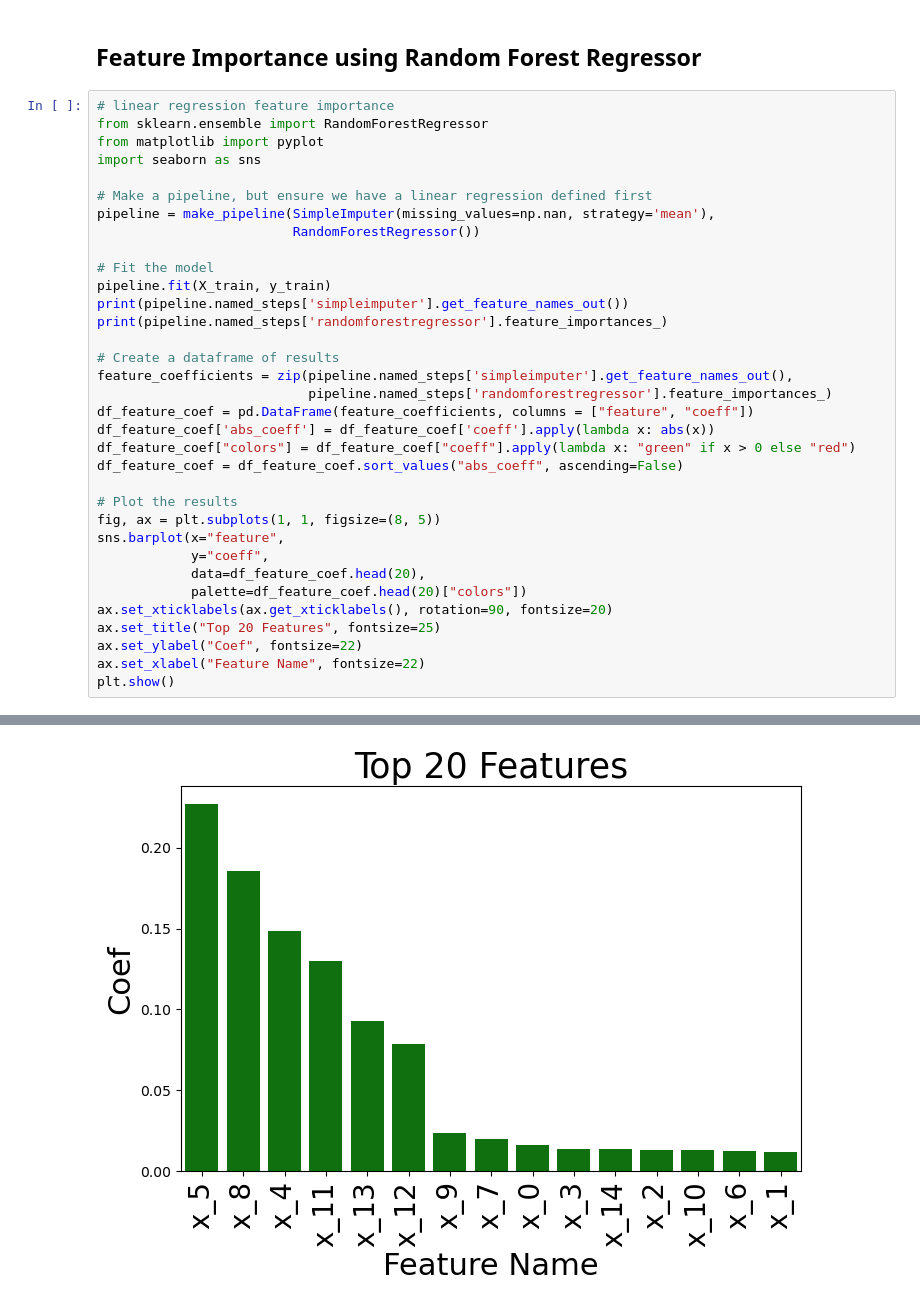
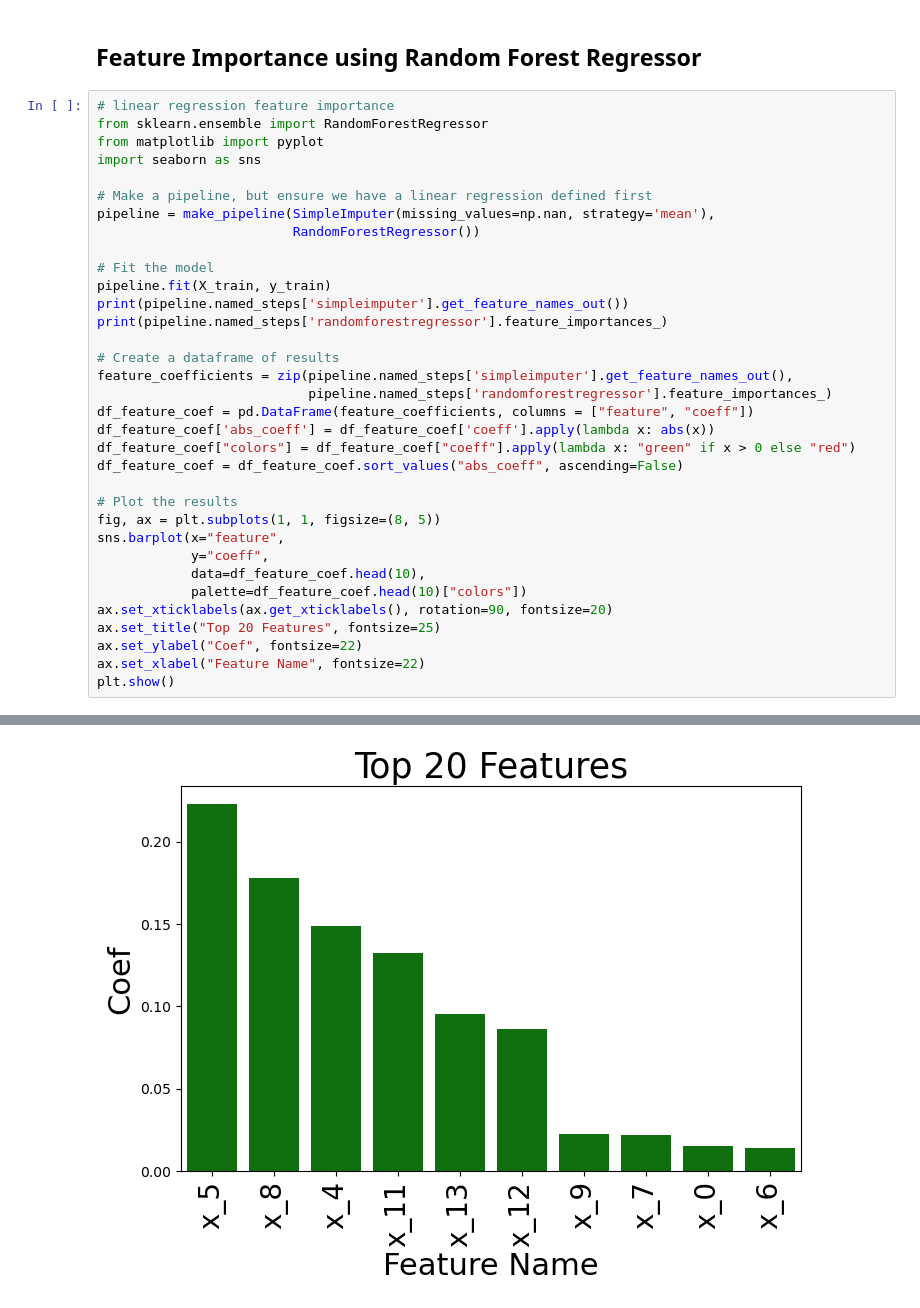
Before and after one commit to Kudoes/ml-starter-code, a Jupyter notebook: feature_importance.ipynb, the cells around one changed output, grey strips where cells are left out. Drawn from its saved outputs; the diff is of its cells as text.

```diff
--- a/feature_importance.ipynb
+++ b/feature_importance.ipynb
@@ -160,8 +160,8 @@ df_feature_coef = df_feature_coef.sort_values("abs_coeff", ascending=False)
 fig, ax = plt.subplots(1, 1, figsize=(8, 5))
 sns.barplot(x="feature",
             y="coeff",
-            data=df_feature_coef.head(20),
-            palette=df_feature_coef.head(20)["colors"])
+            data=df_feature_coef.head(10),
+            palette=df_feature_coef.head(10)["colors"])
 ax.set_xticklabels(ax.get_xticklabels(), rotation=90, fontsize=20)
 ax.set_title("Top 20 Features", fontsize=25)
 ax.set_ylabel("Coef", fontsize=22)
@@ -176 +176 @@ plt.show()
-[figure, old version]
+[figure, new version]
```
Also changed, not shown: parts of 1 cell of this notebook.
